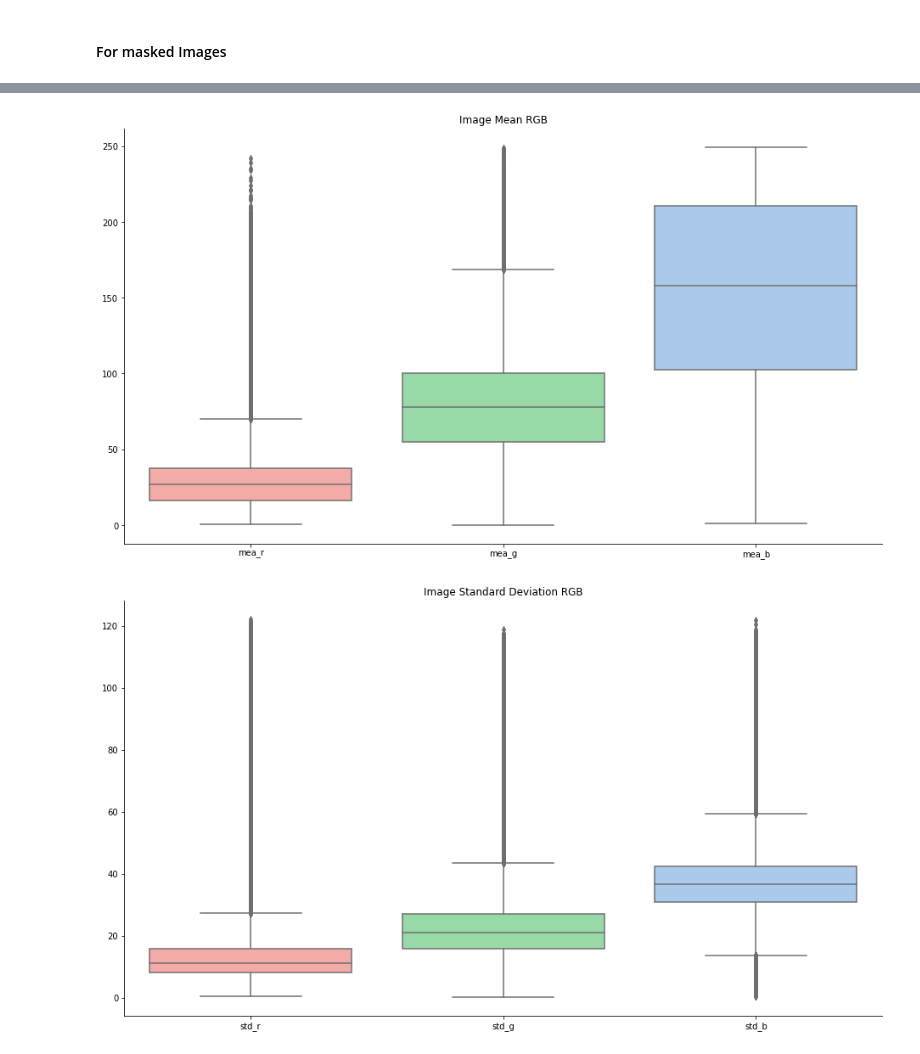
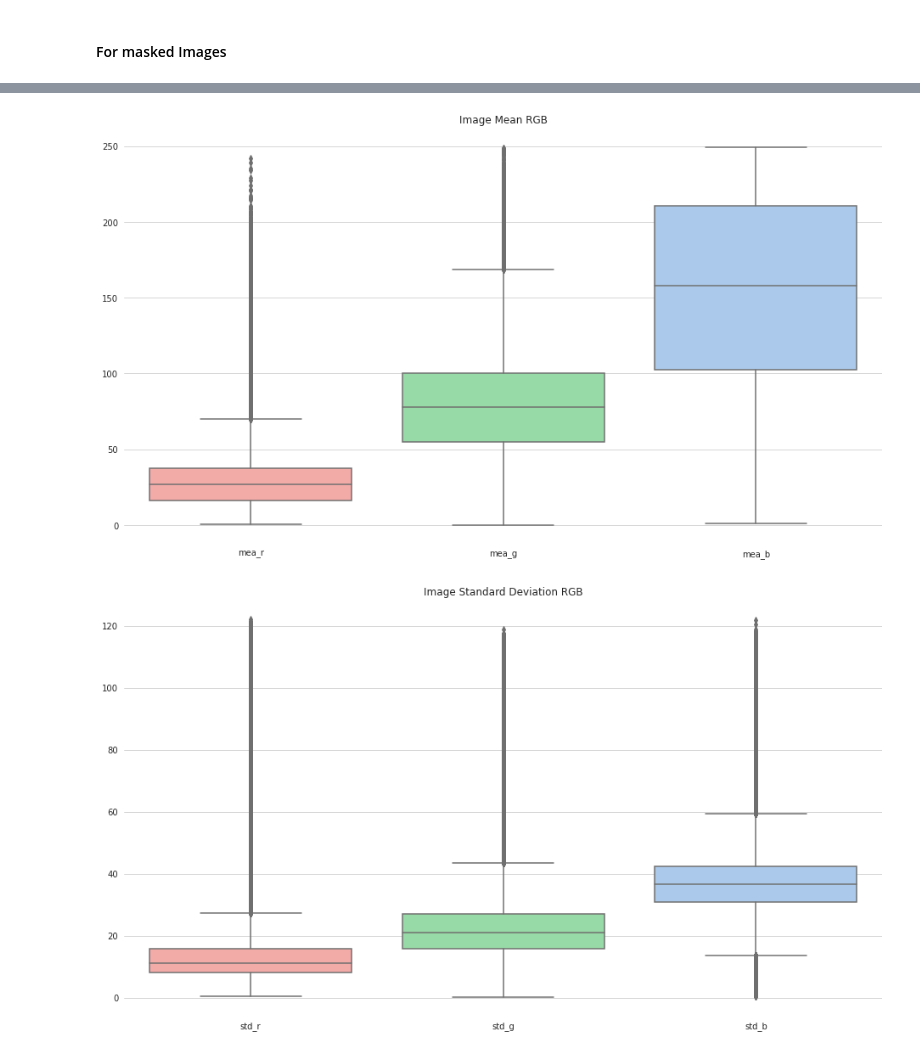
Before and after one commit to migueLib/master_thesis, a Jupyter notebook: notebooks/methods_exploration.ipynb, the cells around one changed output, grey strips where cells are left out. Cells and saved outputs as stored; diff of their text form; code cells hidden in the pictures.

```diff
--- a/notebooks/methods_exploration.ipynb
+++ b/notebooks/methods_exploration.ipynb
@@ -176,10 +176,11 @@ Wall time: 399 ms
 # %%
 pal = sns.color_palette("pastel")
 sns.set_palette([pal[3],pal[2],pal[0]])
+sns.set_style("whitegrid")
 
 f, ax = plt.subplots(1, 1, figsize=(16,9))
 sns.boxplot(data=ukbb_thr_stats[["max_r","max_g","max_b"]], ax=ax)
 ax.set_title("Image Max RGB")
-sns.despine()
+sns.despine(left=True, bottom=True)
 f.savefig(abspath("./out/figures/stats_thr-max.png"))
 # %% [output]
@@ -195,16 +196,16 @@ f.savefig(abspath("./out/figures/stats_thr-med.png"))
 # %%
 f, ax = plt.subplots(1, 1, figsize=(16,9))
 sns.boxplot(data=ukbb_thr_stats[["mea_r","mea_g","mea_b"]])
 ax.set_title("Image Mean RGB")
-sns.despine()
+sns.despine(left=True, bottom=True)
 f.savefig(abspath("./out/figures/stats_thr-mean.png"))
 # %% [output]
-[figure, old version]
+[figure, new version]
 # %%
 f, ax = plt.subplots(1, 1, figsize=(16,9))
 sns.boxplot(data=ukbb_thr_stats[["std_r","std_g","std_b"]])
 ax.set_title("Image Standard Deviation RGB")
-sns.despine()
+sns.despine(left=True, bottom=True)
 f.savefig(abspath("./out/figures/stats_thr-std.png"))
 # %% [output]
-[figure, old version]
+[figure, new version]
```
Also changed, not shown: parts of 4 cells of this notebook.
